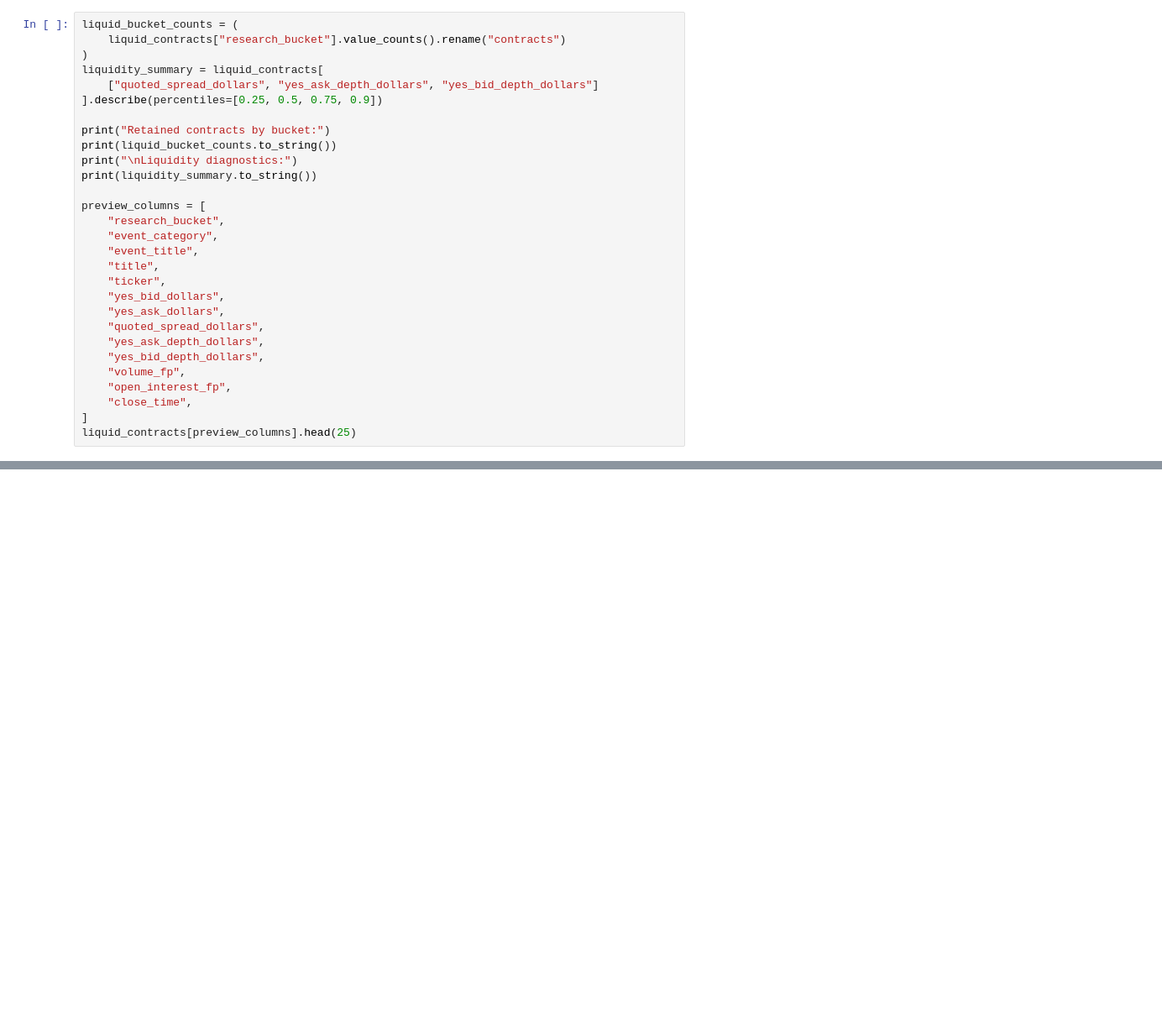
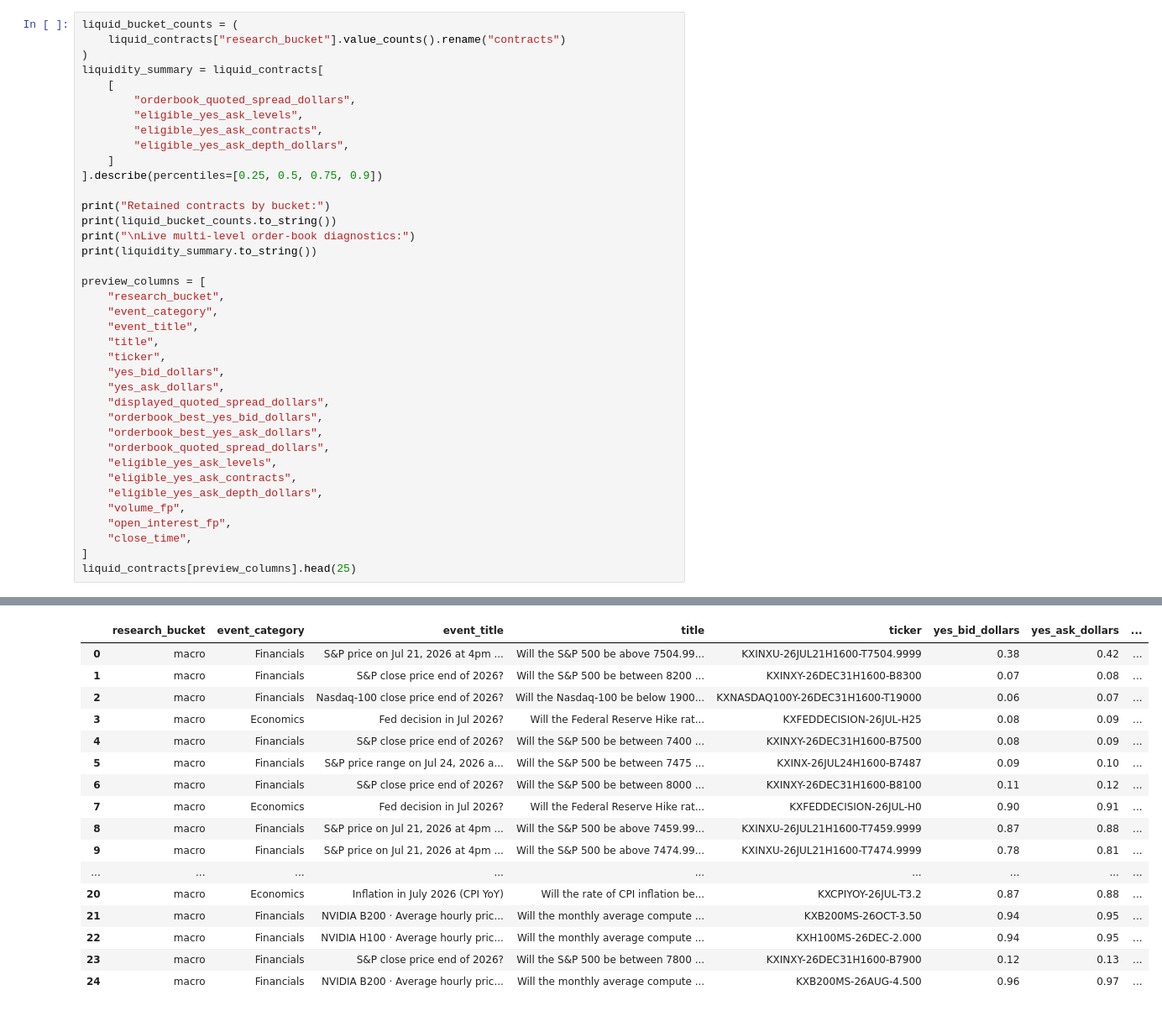
Before and after one commit to nickdatak/Prediction-Markets, a Jupyter notebook: 05_kalshi_census.ipynb, the cells around one changed output, grey strips where cells are left out. Shown at 84% size. Cells and saved outputs as stored; diff of their text form; blank space fills up the shorter version.

```diff
--- a/05_kalshi_census.ipynb
+++ b/05_kalshi_census.ipynb
@@ -317,12 +508,17 @@ liquid_bucket_counts = (
     liquid_contracts["research_bucket"].value_counts().rename("contracts")
 )
 liquidity_summary = liquid_contracts[
-    ["quoted_spread_dollars", "yes_ask_depth_dollars", "yes_bid_depth_dollars"]
+    [
+        "orderbook_quoted_spread_dollars",
+        "eligible_yes_ask_levels",
+        "eligible_yes_ask_contracts",
+        "eligible_yes_ask_depth_dollars",
+    ]
 ].describe(percentiles=[0.25, 0.5, 0.75, 0.9])
 
 print("Retained contracts by bucket:")
 print(liquid_bucket_counts.to_string())
-print("\nLiquidity diagnostics:")
+print("\nLive multi-level order-book diagnostics:")
 print(liquidity_summary.to_string())
 
 preview_columns = [
@@ -333,11 +529,16 @@ preview_columns = [
     "ticker",
     "yes_bid_dollars",
     "yes_ask_dollars",
-    "quoted_spread_dollars",
-    "yes_ask_depth_dollars",
-    "yes_bid_depth_dollars",
+    "displayed_quoted_spread_dollars",
+    "orderbook_best_yes_bid_dollars",
+    "orderbook_best_yes_ask_dollars",
+    "orderbook_quoted_spread_dollars",
+    "eligible_yes_ask_levels",
+    "eligible_yes_ask_contracts",
+    "eligible_yes_ask_depth_dollars",
     "volume_fp",
     "open_interest_fp",
     "close_time",
 ]
 liquid_contracts[preview_columns].head(25)
+# %% [output]
@@ -343,0 +562,17 @@ liquid_contracts[preview_columns].head(25)
+|  | research_bucket | event_category | event_title | title | ticker | yes_bid_dollars | yes_ask_dollars | ... |
+| 0 | macro | Financials | S&P price on Jul 21, 2026 at 4pm ... | Will the S&P 500 be above 7504.99... | KXINXU-26JUL21H1600-T7504.9999 | 0.38 | 0.42 | ... |
+| 1 | macro | Financials | S&P close price end of 2026? | Will the S&P 500 be between 8200 ... | KXINXY-26DEC31H1600-B8300 | 0.07 | 0.08 | ... |
+| 2 | macro | Financials | Nasdaq-100 close price end of 2026? | Will the Nasdaq-100 be below 1900... | KXNASDAQ100Y-26DEC31H1600-T19000 | 0.06 | 0.07 | ... |
+| 3 | macro | Economics | Fed decision in Jul 2026? | Will the Federal Reserve Hike rat... | KXFEDDECISION-26JUL-H25 | 0.08 | 0.09 | ... |
+| 4 | macro | Financials | S&P close price end of 2026? | Will the S&P 500 be between 7400 ... | KXINXY-26DEC31H1600-B7500 | 0.08 | 0.09 | ... |
+| 5 | macro | Financials | S&P price range on Jul 24, 2026 a... | Will the S&P 500 be between 7475 ... | KXINX-26JUL24H1600-B7487 | 0.09 | 0.10 | ... |
+| 6 | macro | Financials | S&P close price end of 2026? | Will the S&P 500 be between 8000 ... | KXINXY-26DEC31H1600-B8100 | 0.11 | 0.12 | ... |
+| 7 | macro | Economics | Fed decision in Jul 2026? | Will the Federal Reserve Hike rat... | KXFEDDECISION-26JUL-H0 | 0.90 | 0.91 | ... |
+| 8 | macro | Financials | S&P price on Jul 21, 2026 at 4pm ... | Will the S&P 500 be above 7459.99... | KXINXU-26JUL21H1600-T7459.9999 | 0.87 | 0.88 | ... |
+| 9 | macro | Financials | S&P price on Jul 21, 2026 at 4pm ... | Will the S&P 500 be above 7474.99... | KXINXU-26JUL21H1600-T7474.9999 | 0.78 | 0.81 | ... |
+| ... | ... | ... | ... | ... | ... | ... | ... | ... |
+| 20 | macro | Economics | Inflation in July 2026 (CPI YoY) | Will the rate of CPI inflation be... | KXCPIYOY-26JUL-T3.2 | 0.87 | 0.88 | ... |
+| 21 | macro | Financials | NVIDIA B200 · Average hourly pric... | Will the monthly average compute ... | KXB200MS-26OCT-3.50 | 0.94 | 0.95 | ... |
+| 22 | macro | Financials | NVIDIA H100 · Average hourly pric... | Will the monthly average compute ... | KXH100MS-26DEC-2.000 | 0.94 | 0.95 | ... |
+| 23 | macro | Financials | S&P close price end of 2026? | Will the S&P 500 be between 7800 ... | KXINXY-26DEC31H1600-B7900 | 0.12 | 0.13 | ... |
+| 24 | macro | Financials | NVIDIA B200 · Average hourly pric... | Will the monthly average compute ... | KXB200MS-26AUG-4.500 | 0.96 | 0.97 | ... |
```
Also changed, not shown: parts of 10 cells of this notebook, 12 other files.
